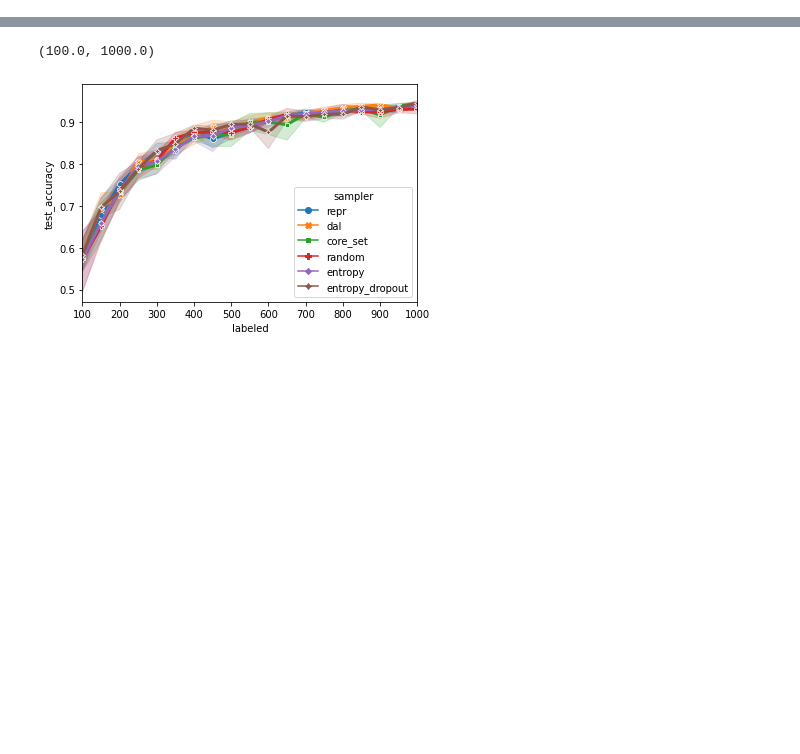
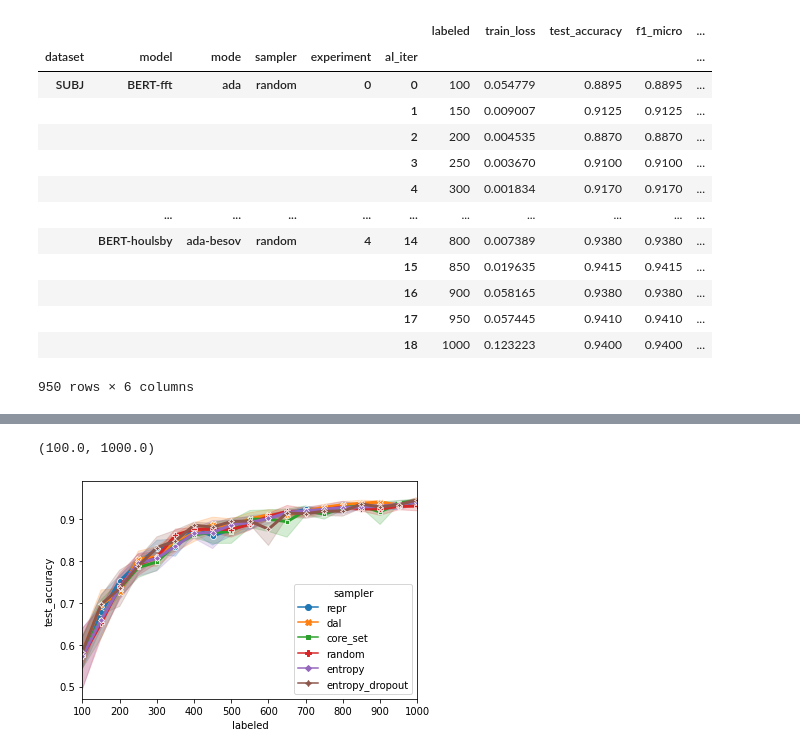
Before and after one commit to josipjukic/adapter-al, a Jupyter notebook: tinkering.ipynb, the cells around one changed output, grey strips where cells are left out. Drawn from its saved outputs; the diff is of its cells as text; code cells hidden in the pictures; blank space fills up the shorter version.

```diff
--- a/tinkering.ipynb
+++ b/tinkering.ipynb
@@ -68,3 +85,20 @@ Loading COLA -- ada-besov -- BERT
+# %%
+df_tr
+# %% [output]
+|  |  |  |  |  |  | labeled | train_loss | test_accuracy | f1_micro | ... |
+| dataset | model | mode | sampler | experiment | al_iter |  |  |  |  | ... |
+| SUBJ | BERT-fft | ada | random | 0 | 0 | 100 | 0.054779 | 0.8895 | 0.8895 | ... |
+|  |  |  |  |  | 1 | 150 | 0.009007 | 0.9125 | 0.9125 | ... |
+|  |  |  |  |  | 2 | 200 | 0.004535 | 0.8870 | 0.8870 | ... |
+|  |  |  |  |  | 3 | 250 | 0.003670 | 0.9100 | 0.9100 | ... |
+|  |  |  |  |  | 4 | 300 | 0.001834 | 0.9170 | 0.9170 | ... |
+|  | ... | ... | ... | ... | ... | ... | ... | ... | ... | ... |
+|  | BERT-houlsby | ada-besov | random | 4 | 14 | 800 | 0.007389 | 0.9380 | 0.9380 | ... |
+|  |  |  |  |  | 15 | 850 | 0.019635 | 0.9415 | 0.9415 | ... |
+|  |  |  |  |  | 16 | 900 | 0.058165 | 0.9380 | 0.9380 | ... |
+|  |  |  |  |  | 17 | 950 | 0.057445 | 0.9410 | 0.9410 | ... |
+|  |  |  |  |  | 18 | 1000 | 0.123223 | 0.9400 | 0.9400 | ... |
+950 rows × 6 columns
 # %%
 g = sns.lineplot(
     data=df_tr[df_tr.index.get_level_values("mode") == "ada-besov"],
```
Also changed, not shown: parts of 2 cells of this notebook, 2 other files.
